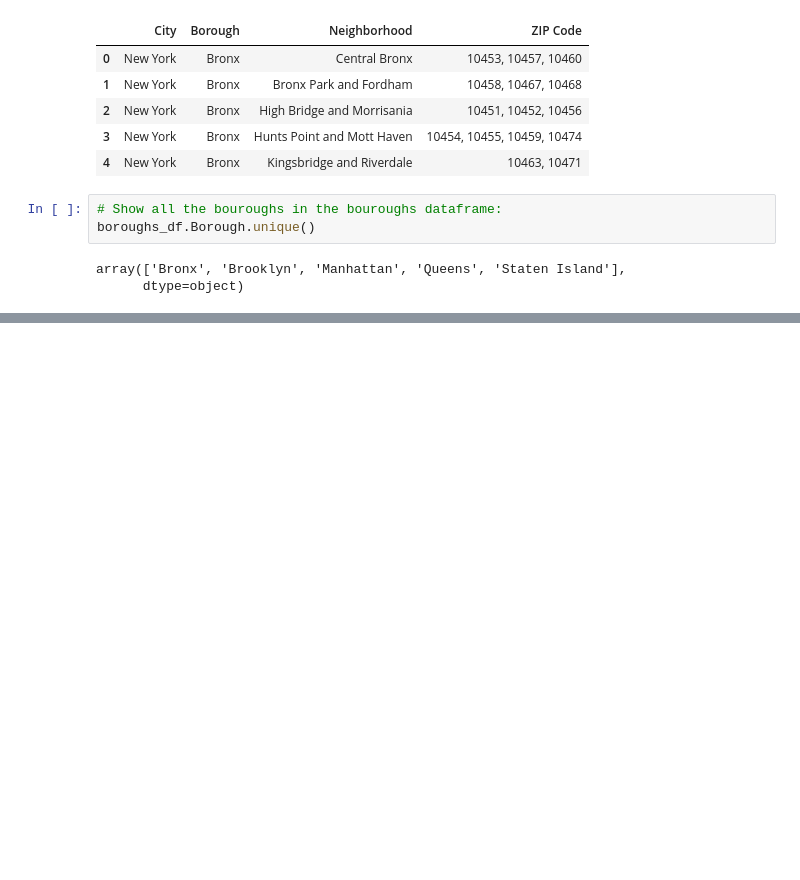
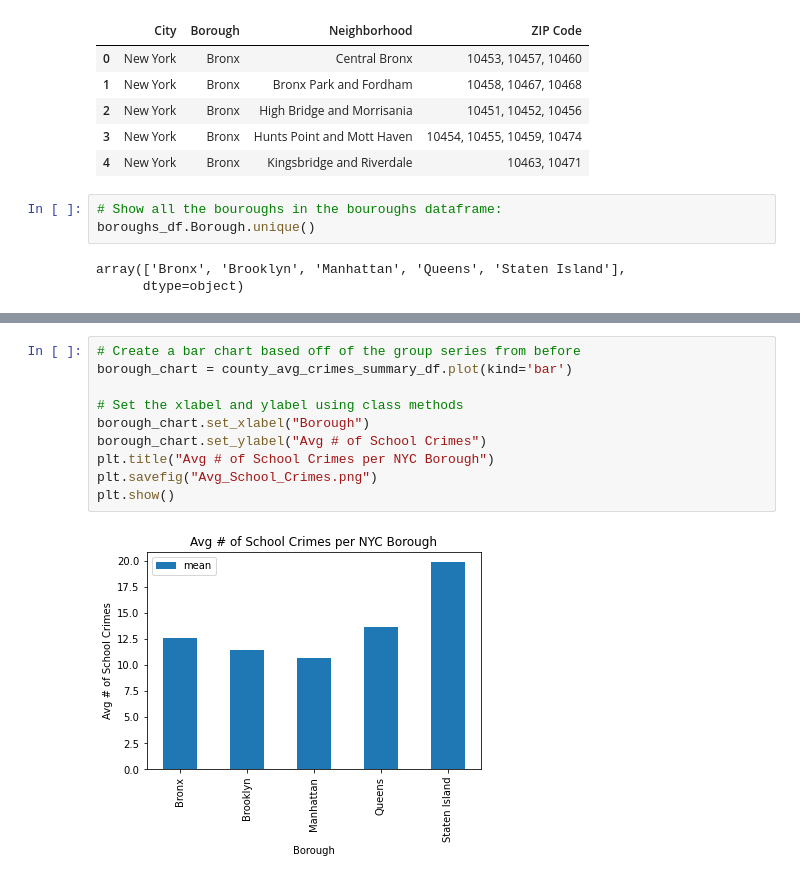
Before and after one commit to kimcrine/project_1, a Jupyter notebook: School_Saftey_Analysis.ipynb, the cells around one changed output, grey strips where cells are left out. Saved outputs shown, nothing was run; the diff lists cells and outputs as text; blank space fills up the shorter version.

```diff
--- a/School_Saftey_Analysis.ipynb
+++ b/School_Saftey_Analysis.ipynb
@@ -145,0 +148,12 @@ county_avg_crimes_summary_df.head(5)
+# %%
+# Create a bar chart based off of the group series from before
+borough_chart = county_avg_crimes_summary_df.plot(kind='bar')
+
+# Set the xlabel and ylabel using class methods
+borough_chart.set_xlabel("Borough")
+borough_chart.set_ylabel("Avg # of School Crimes")
+plt.title("Avg # of School Crimes per NYC Borough")
+plt.savefig("Avg_School_Crimes.png")
+plt.show()
+# %% [output]
+[figure, added]
```
Also changed, not shown: parts of 3 cells of this notebook.
